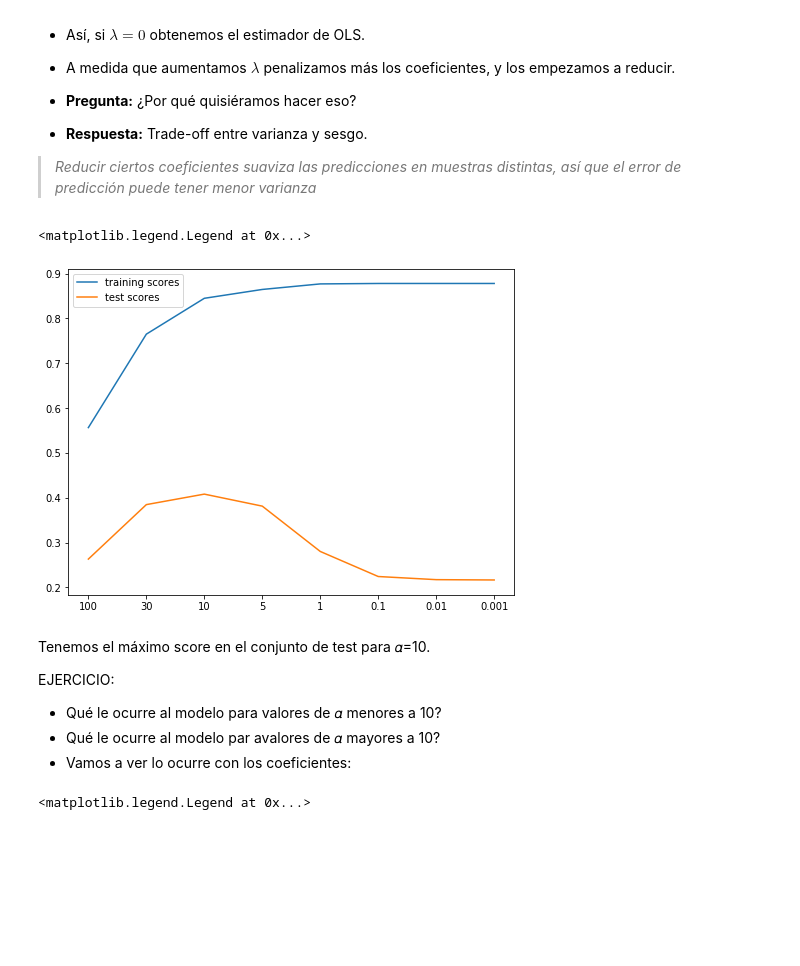
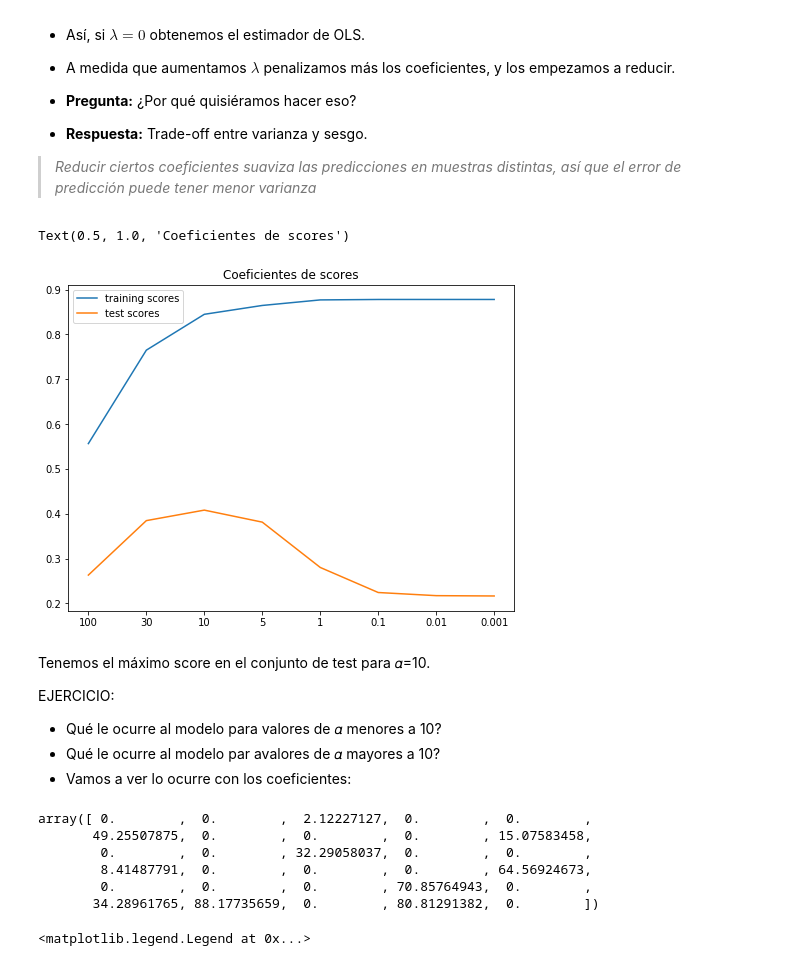
Before and after one commit to cgrandet/CIDE_DS, a Jupyter notebook: Clases/Clase_5_ModelosLineales.ipynb, the cells around one changed output. Saved outputs shown, nothing was run; the diff lists cells and outputs as text; code cells hidden in the pictures; blank space fills up the shorter version.

```diff
--- a/Clases/Clase_5_ModelosLineales.ipynb
+++ b/Clases/Clase_5_ModelosLineales.ipynb
@@ -893,23 +904,24 @@ $$
 # %%
 from sklearn.linear_model import Ridge
 ridge_models = {}
 training_scores = []
 test_scores = []
 alphas = [100, 30, 10, 5, 1, 0.1, .01, 0.001]
 for alpha in alphas:
     ridge = Ridge(alpha=alpha).fit(X_train, y_train)
     training_scores.append(ridge.score(X_train, y_train))
     test_scores.append(ridge.score(X_test, y_test))
     ridge_models[alpha] = ridge
 
 plt.figure(figsize=(8,6))
 plt.plot(training_scores, label="training scores")
 plt.plot(test_scores, label="test scores")
 plt.xticks(range(len(alphas)), alphas)
 plt.legend(loc="best")
+plt.title("Coeficientes de scores")
 # %% [output]
-<matplotlib.legend.Legend at 0x...>
+Text(0.5, 1.0, 'Coeficientes de scores')
-[figure, old version]
+[figure, new version]
 # %% [markdown]
 Tenemos el máximo score en el conjunto de test para 𝛼=10.
 
@@ -918,6 +930,15 @@ EJERCICIO:
 - Qué le ocurre al modelo para valores de 𝛼 menores a 10?
 - Qué le ocurre al modelo par avalores de 𝛼 mayores a 10?
 - Vamos a ver lo ocurre con los coeficientes:
+# %%
+true_coefficient
+# %% [output]
+array([ 0.        ,  0.        ,  2.12227127,  0.        ,  0.        ,
+       49.25507875,  0.        ,  0.        ,  0.        , 15.07583458,
+        0.        ,  0.        , 32.29058037,  0.        ,  0.        ,
+        8.41487791,  0.        ,  0.        ,  0.        , 64.56924673,
+        0.        ,  0.        ,  0.        , 70.85764943,  0.        ,
+       34.28961765, 88.17735659,  0.        , 80.81291382,  0.        ])
 # %%
 plt.figure(figsize=(10, 5))
 plt.plot(true_coefficient[coefficient_sorting], "s", label="true", c='navy')
```
Also changed, not shown: parts of 57 cells of this notebook, 1 other file.
